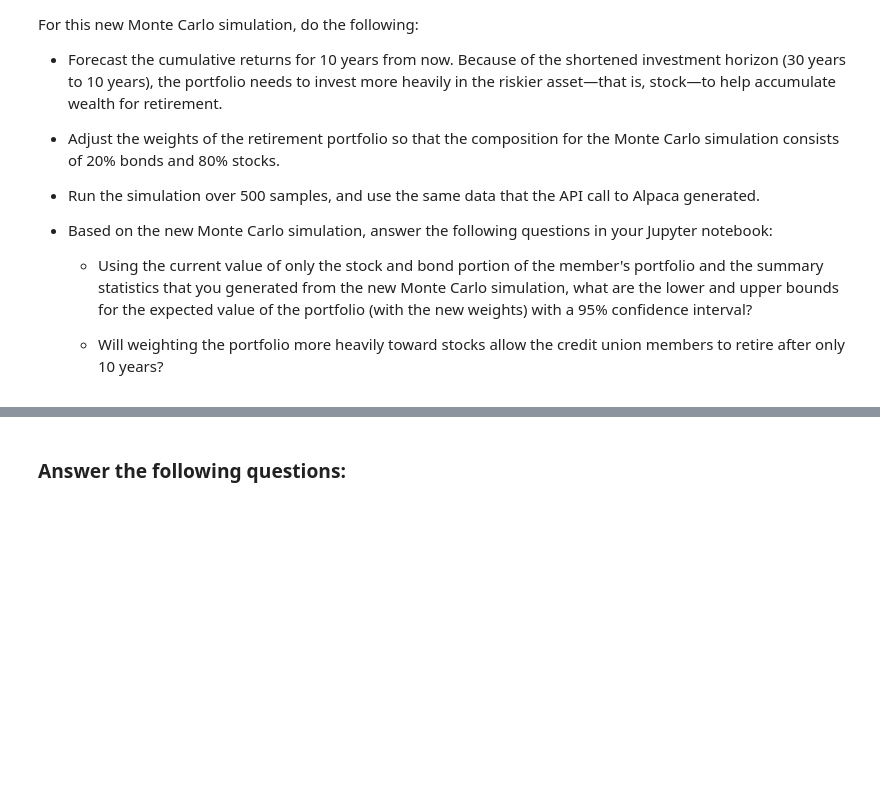
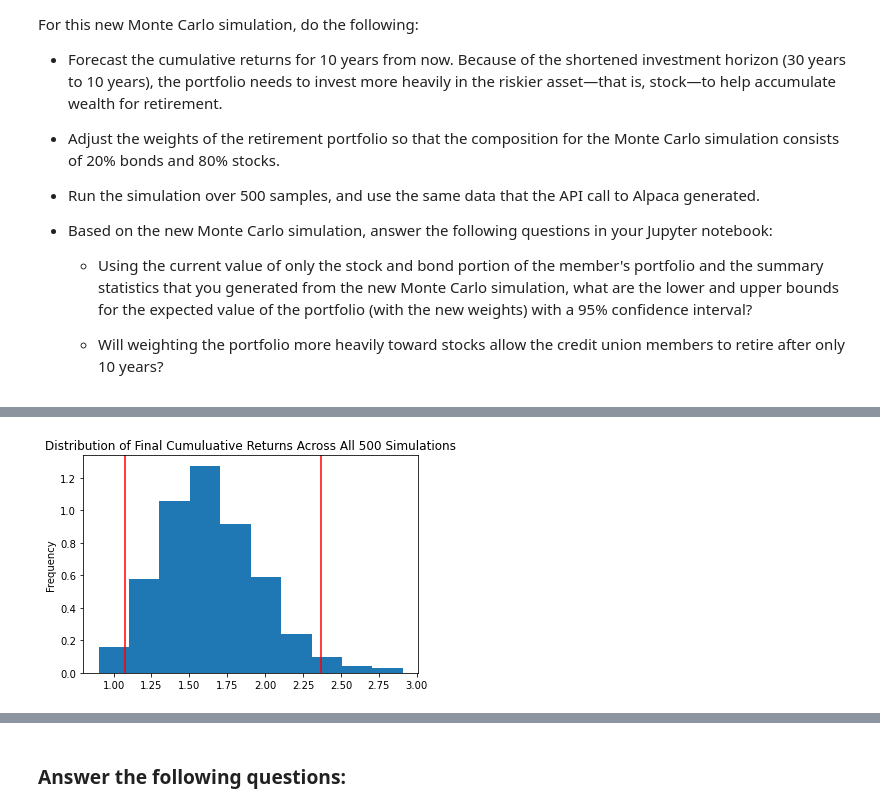
Before and after one commit to seanpatel19/Challenge-5-, a Jupyter notebook: financial_planning_tools.ipynb, the cells around one changed output, grey strips where cells are left out. Cells and saved outputs as stored; diff of their text form; code cells hidden in the pictures; blank space fills up the shorter version.

```diff
--- a/financial_planning_tools.ipynb
+++ b/financial_planning_tools.ipynb
@@ -542,7 +674,9 @@ For this new Monte Carlo simulation, do the following:
 # %%
 # Visualize the probability distribution of the 10-year Monte Carlo simulation
 # by plotting a histogram
-# YOUR CODE HERE
+MC_sim_dist_plot = MC_tenyear.plot_distribution()
+# %% [output]
+[figure, added]
 # %%
 # Generate summary statistics from the 10-year Monte Carlo simulation results
 # Save the results as a variable
```
Also changed, not shown: parts of 23 cells of this notebook.
